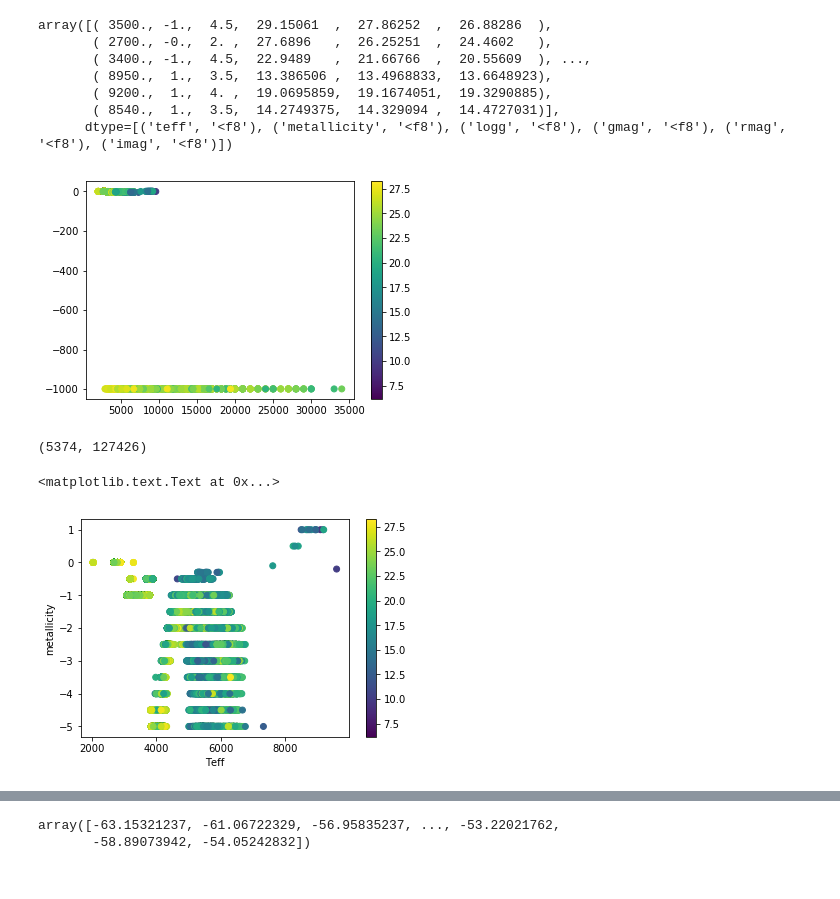
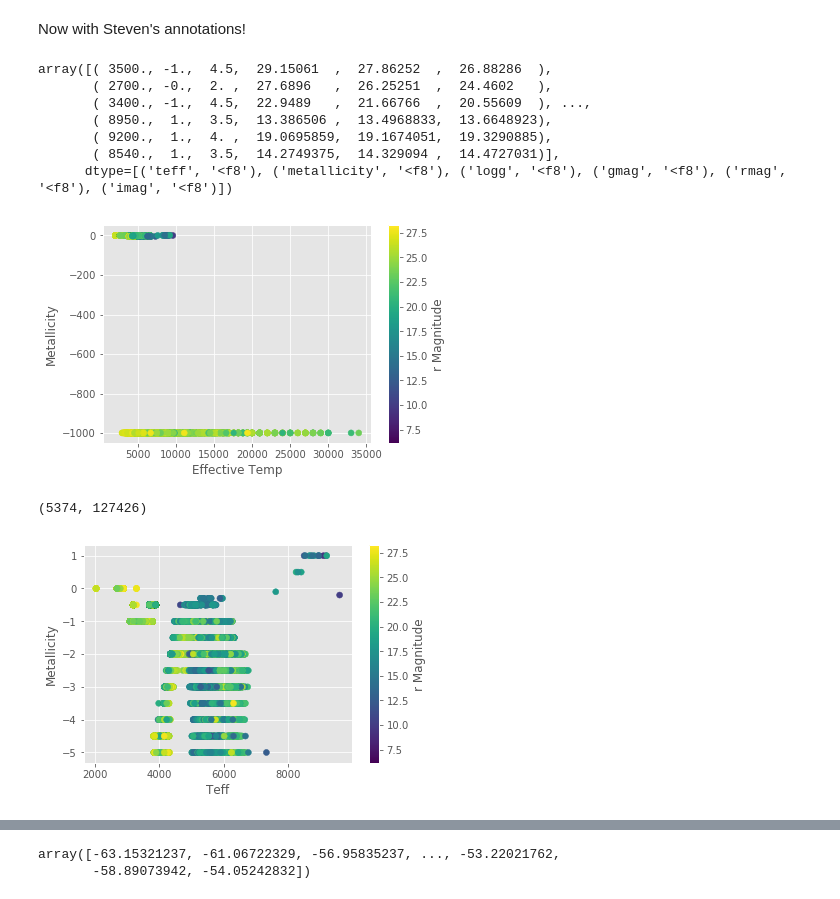
Before and after one commit to yoachim/LSST_narrowband, a Jupyter notebook: photo_fits_sim.ipynb, the cells around one changed output, grey strips where cells are left out. Drawn from its saved outputs; the diff is of its cells as text; code cells hidden in the pictures.

```diff
--- a/photo_fits_sim.ipynb
+++ b/photo_fits_sim.ipynb
@@ -9,4 +9,8 @@ from lsst.sims.photUtils.Sed import Sed
 from lsst.sims.photUtils.Bandpass import Bandpass
 import os
 from sklearn.neighbors import KDTree
+# %% [markdown]
+Now with Steven's annotations!
+# %%
+plt.style.use('ggplot')
 # %%
@@ -29,9 +37,12 @@ array([( 3500., -1.,  4.5,  29.15061  ,  27.86252  ,  26.88286  ),
 # %%
 # Let's make sure our model parameter spaces are a reasonable match
 plt.scatter(catsim_data['teff'], catsim_data['metallicity'], c=catsim_data['rmag'])
+plt.xlabel('Effective Temp')
+plt.ylabel('Metallicity')
 cb = plt.colorbar()
+cb.set_label('r Magnitude');
 # %% [output]
-[figure, old version]
+[figure, new version]
 # %%
 np.where(catsim_data['metallicity'] < -900)[0].size, catsim_data.size
 # %% [output]
@@ -43,11 +54,11 @@ catsim_data = catsim_data[np.where(catsim_data['metallicity'] > -900)]
 # %%
 plt.scatter(catsim_data['teff'], catsim_data['metallicity'], c=catsim_data['rmag'])
 cb = plt.colorbar()
+cb.set_label('r Magnitude')
 plt.xlabel('Teff')
-plt.ylabel('metallicity')
+plt.ylabel('Metallicity');
 # %% [output]
-<matplotlib.text.Text at 0x...>
-[figure, old version]
+[figure, new version]
 # %%
 # I'm a little confused, those seem like amazingly low metallicity values for a lot of stars.
 # We'll go ahead and treat all of those like the minimum metallicity in our models.
```
Also changed, not shown: parts of 32 cells of this notebook.
